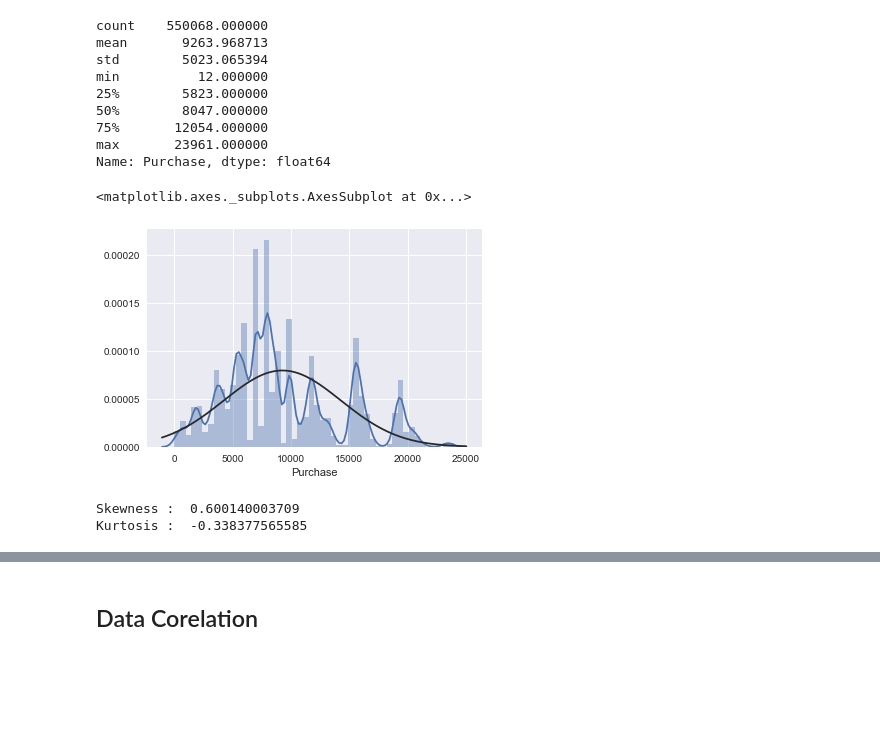
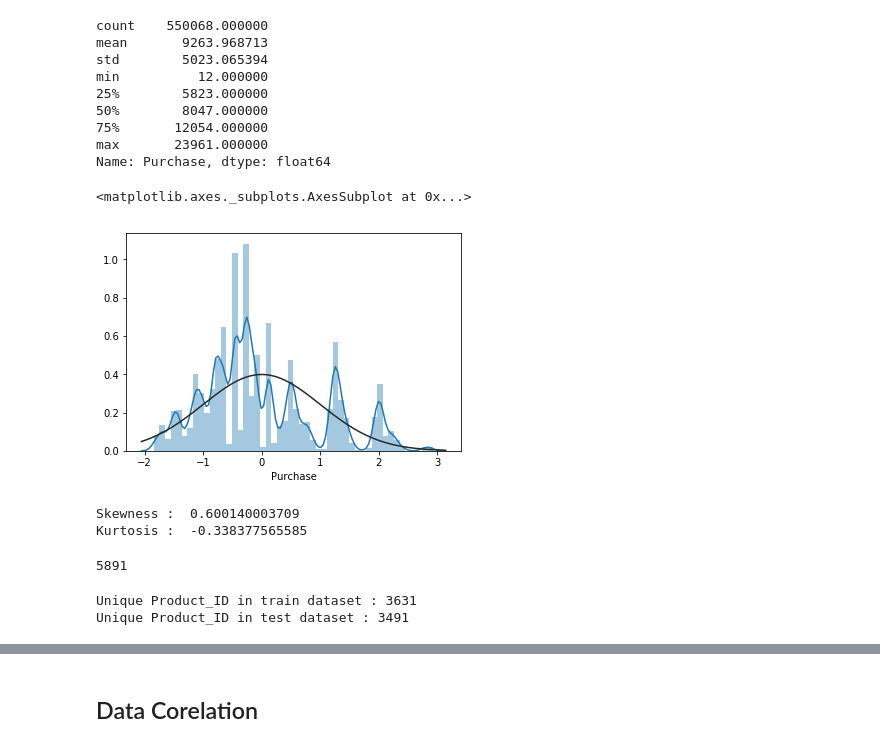
Before and after one commit to leomcp/AVML, a Jupyter notebook: Black_Friday.ipynb, the cells around one changed output, grey strips where cells are left out. Drawn from its saved outputs; the diff is of its cells as text; code cells hidden in the pictures; blank space fills up the shorter version.

```diff
--- a/Black_Friday.ipynb
+++ b/Black_Friday.ipynb
@@ -111,14 +178,19 @@ Name: Purchase, dtype: float64
 # %%
 # Plot
 df_purchase1 = df_train['Purchase']
-df_purchase2 =((df_purchase1 - df_purchase.mean()) / df_purchase.std())
+df_purchase2 =((df_purchase1 - df_purchase1.mean()) / df_purchase1.std())
 sns.distplot(df_purchase2, fit = norm)
 # %% [output]
 <matplotlib.axes._subplots.AxesSubplot at 0x...>
-[figure, old version]
+[figure, new version]
 # %%
 print("Skewness : ", df_train['Purchase'].skew())
 print("Kurtosis : ", df_train['Purchase'].kurt())
 # %% [output]
 Skewness :  0.600140003709
 Kurtosis :  -0.338377565585
+# %%
+# Total No. of unique Users
+len(df_train['User_ID'].unique())
+# %% [output]
+5891
@@ -124,0 +204,7 @@ Kurtosis :  -0.338377565585
+# %%
+# Total No. of unique Products
+print("Unique Product_ID in train dataset :",len(df_train['Product_ID'].unique()))
+print("Unique Product_ID in test dataset :",len(df_test['Product_ID'].unique()))
+# %% [output]
+Unique Product_ID in train dataset : 3631
+Unique Product_ID in test dataset : 3491
```
Also changed, not shown: parts of 32 cells of this notebook, 1 other file.
